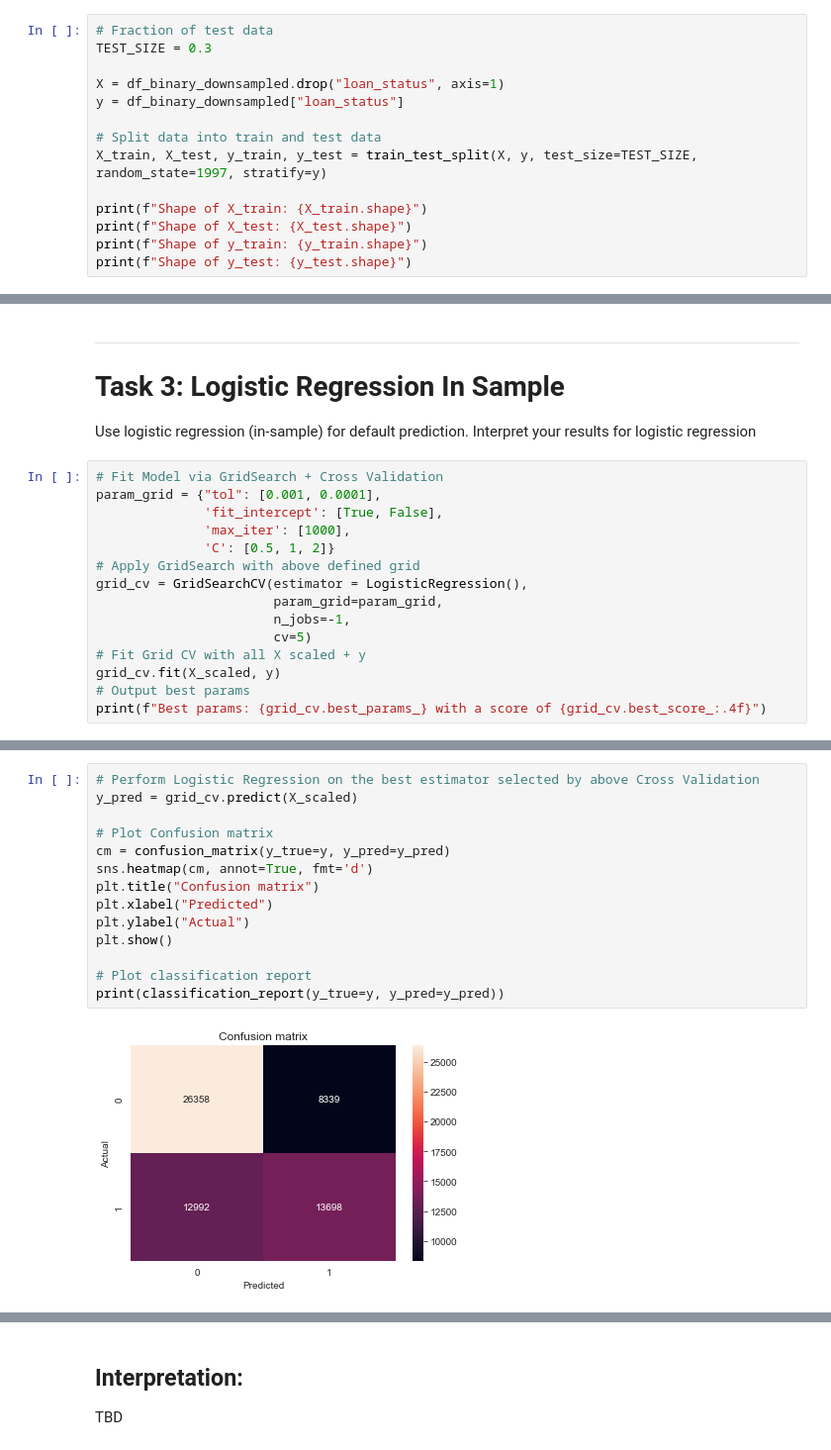
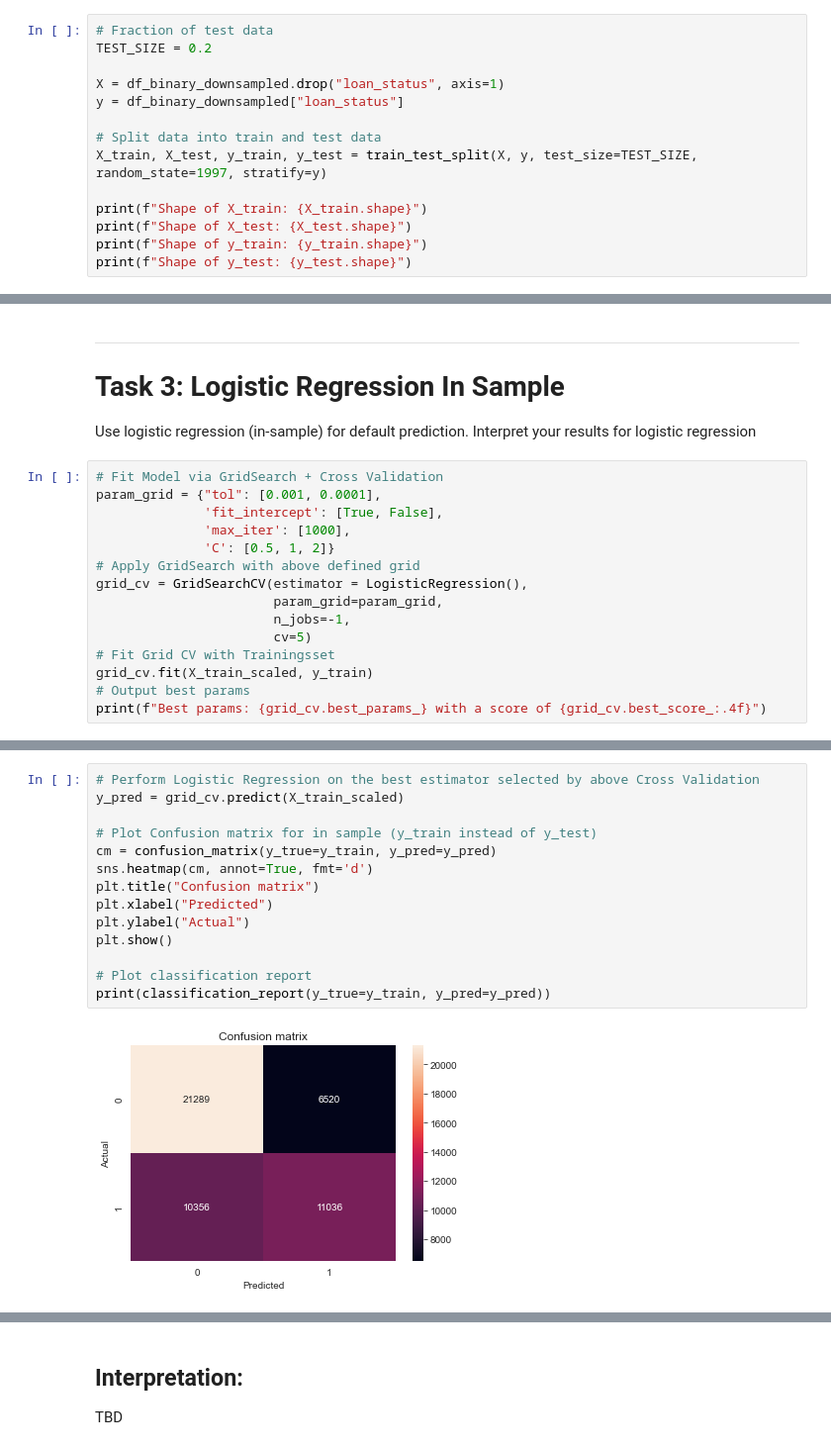
Before and after one commit to negralessio/advanced-ml-final-project, a Jupyter notebook: notebooks/predictions.ipynb, the cells around one changed output, grey strips where cells are left out. Shown at 99% size. Saved outputs shown, nothing was run; the diff lists cells and outputs as text.

Commit message:
Changed CV on Trainingsset

```diff
--- a/notebooks/predictions.ipynb
+++ b/notebooks/predictions.ipynb
@@ -242,7 +241,7 @@ df_binary_downsampled.head(5)
 In this section we split the data into a training and test set. The corresponding model is then trained on the training set and tested on the test set.
 # %%
 # Fraction of test data
-TEST_SIZE = 0.3
+TEST_SIZE = 0.2
 
 X = df_binary_downsampled.drop("loan_status", axis=1)
 y = df_binary_downsampled["loan_status"]
@@ -304,8 +301,8 @@ grid_cv = GridSearchCV(estimator = LogisticRegression(),
                        param_grid=param_grid,
                        n_jobs=-1,
                        cv=5)
-# Fit Grid CV with all X scaled + y
-grid_cv.fit(X_scaled, y)
+# Fit Grid CV with Trainingsset
+grid_cv.fit(X_train_scaled, y_train)
 # Output best params
 print(f"Best params: {grid_cv.best_params_} with a score of {grid_cv.best_score_:.4f}")
 # %% [output]
@@ -324,18 +321,18 @@ cv_results.head(5)
 # %%
 # Perform Logistic Regression on the best estimator selected by above Cross Validation
-y_pred = grid_cv.predict(X_scaled)
+y_pred = grid_cv.predict(X_train_scaled)
 
-# Plot Confusion matrix
-cm = confusion_matrix(y_true=y, y_pred=y_pred)
+# Plot Confusion matrix for in sample (y_train instead of y_test)
+cm = confusion_matrix(y_true=y_train, y_pred=y_pred)
 sns.heatmap(cm, annot=True, fmt='d')
 plt.title("Confusion matrix")
 plt.xlabel("Predicted")
 plt.ylabel("Actual")
 plt.show()
 
 # Plot classification report
-print(classification_report(y_true=y, y_pred=y_pred))
+print(classification_report(y_true=y_train, y_pred=y_pred))
 # %% [output]
-[figure, old version]
+[figure, new version]
               precision    recall  f1-score   support
 
```
Also changed, not shown: parts of 20 cells of this notebook.
